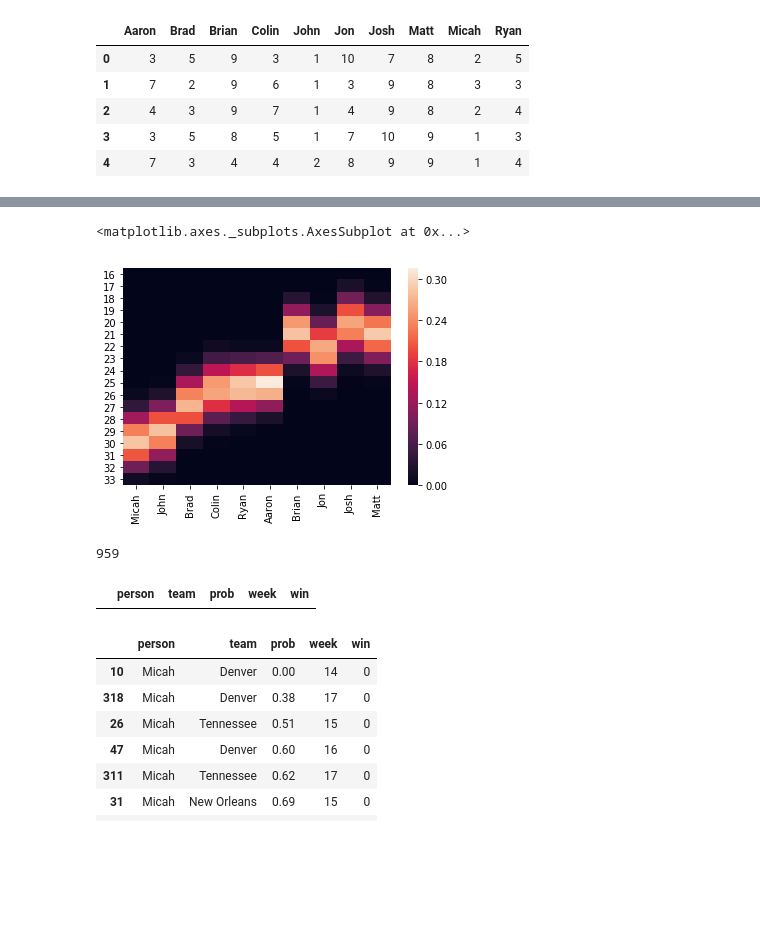
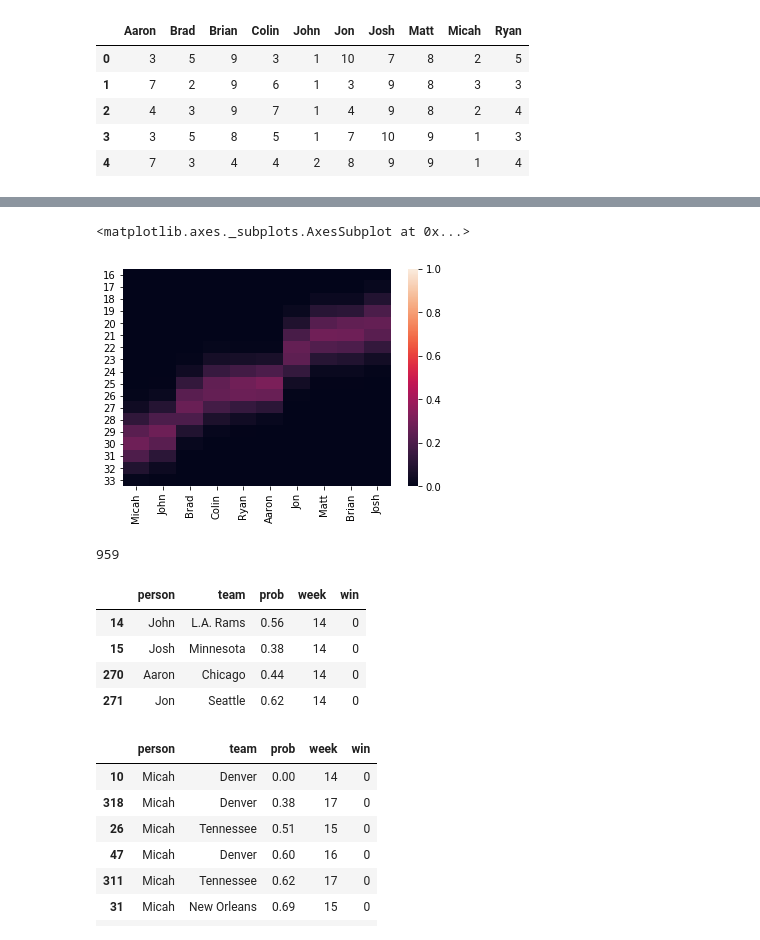
Before and after one commit to rytido/justfun, a Jupyter notebook: WinsPool.ipynb, the cells around one changed output, grey strips where cells are left out. Cells and saved outputs as stored; diff of their text form; code cells hidden in the pictures; blank space fills up the shorter version.

```diff
--- a/WinsPool.ipynb
+++ b/WinsPool.ipynb
@@ -255,7 +255,8 @@ ranks = [(df_rank==i).sum(0) / n_sims for i in range(1, 11)]
 
 probs = pd.concat(ranks, axis=1)
 probs.columns = [str(i) for i in range(1, 11)]
-probs.sort_values("1", ascending=False).style.format("{:.1%}")
+probs_sorted = probs.sort_values(["1","2","3"], ascending=False)
+probs_sorted.style.format("{:.1%}")
 # %% [output]
 |  | 1 | 2 | 3 | 4 | 5 | 6 | 7 | 8 | 9 | 10 |
 | Micah | 70.1% | 25.7% | 3.5% | 0.6% | 0.1% | 0.0% | 0.0% | 0.0% | 0.0% | 0.0% |
@@ -276,16 +280,16 @@ person_sort = probs.sort_values("1", ascending=False).index
 # %%
 # score distribution for individual players
 dist_df = []
 for person in persons:
     dist_df.append(pd.DataFrame(df_wins.groupby(person).size() / n_sims))
 
 dist_df = pd.concat(dist_df, axis=1).fillna(0)
 dist_df.columns = persons
 #dist_df.style.format("{:.1%}")
-sns.heatmap(dist_df[person_sort], annot=False)
+sns.heatmap(dist_df[probs_sorted.index], annot=False, vmin=0, vmax=1)
 # %% [output]
 <matplotlib.axes._subplots.AxesSubplot at 0x...>
-[figure, old version]
+[figure, new version]
 # %%
 # union team data to compute wins
 a = df[["person1", "team1", "prob1", "week"]].rename(columns={"person1":"person", "team1":"team", "prob1":"prob"})
@@ -310,10 +314,14 @@ open("report.txt", "w").write(text)
 959
 # %%
 # games left for given week
-df_union[(df_union.prob!=0) & (df_union.prob!=1) & (df_union.week==13)]
+df_union[(df_union.prob!=0) & (df_union.prob!=1) & (df_union.week==14)]
 #df_union[(df_union.week==10)]
 # %% [output]
 |  | person | team | prob | week | win |
+| 14 | John | L.A. Rams | 0.56 | 14 | 0 |
+| 15 | Josh | Minnesota | 0.38 | 14 | 0 |
+| 270 | Aaron | Chicago | 0.44 | 14 | 0 |
+| 271 | Jon | Seattle | 0.62 | 14 | 0 |
 # %%
 df_union[(df_union.person=='Micah') & (df_union.week>13)].sort_values('prob')
 # %% [output]
```
Also changed, not shown: parts of 5 cells of this notebook.
